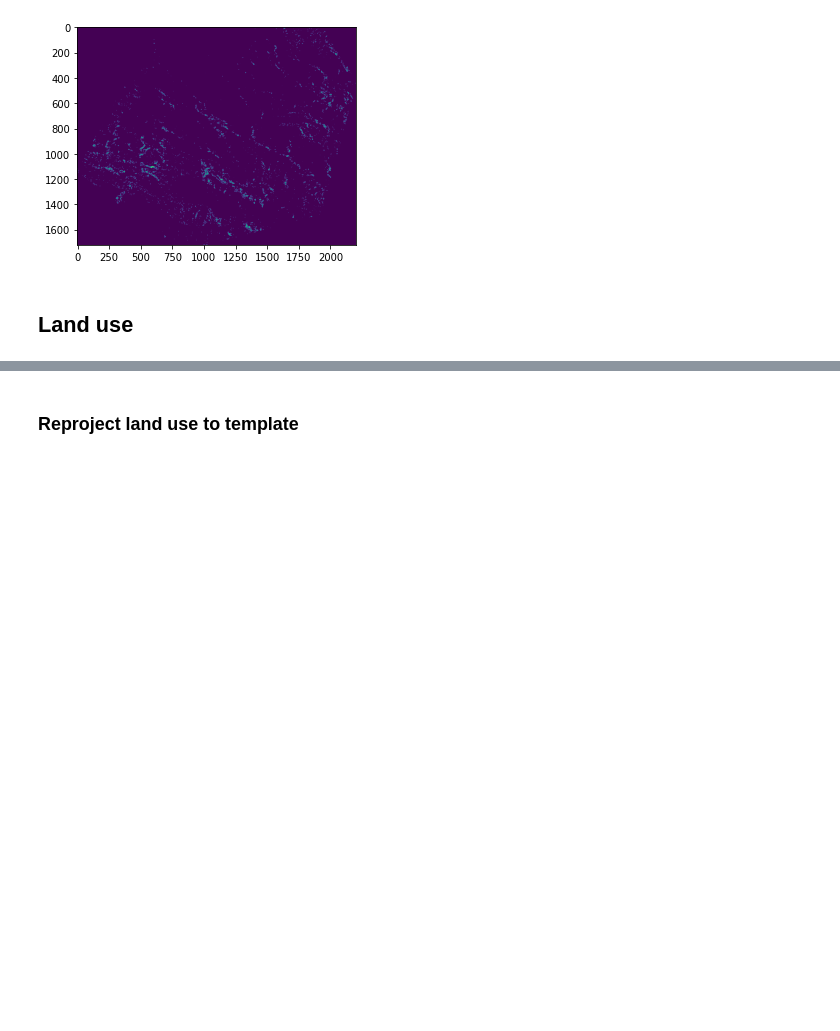
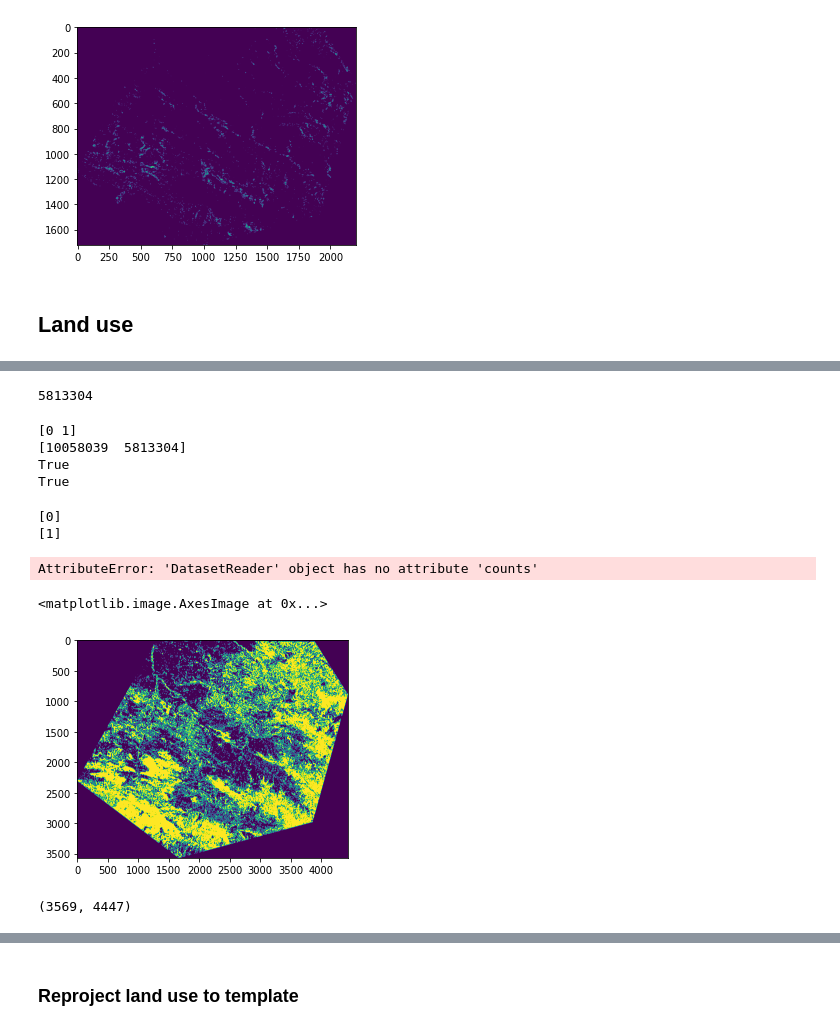
Before and after one commit to pantonar/forest_mind, a Jupyter notebook: analysis/Sense checking deforestation data.ipynb, the cells around one changed output, grey strips where cells are left out. Cells and saved outputs as stored; diff of their text form; code cells hidden in the pictures; blank space fills up the shorter version.

Commit message:
Working on binary mask

```diff
--- a/analysis/Sense checking deforestation data.ipynb
+++ b/analysis/Sense checking deforestation data.ipynb
@@ -192,4 +204,4 @@ os.getcwd()
 # %%
 os.chdir('/mnt/uksa-storage/land_cover')
 
-lu_file_path = '/2017/Smoothed/GSI_LandNow_LCC_2017_Iteration_2_Smoothed'
+lu_file_path = '/mnt/uksa-storage/land_cover/2017/Smoothed/GSI_LandNow_LCC_2017_Iteration_2_Smoothed'
@@ -206,0 +208,2 @@ labels.update({-9999:'outside AOI'})
+# %%
+rst_lu, dt_lu, df_lu = read_lu(lu_file_path+'.tif', 2017, labels)
@@ -206,0 +235,42 @@ labels.update({-9999:'outside AOI'})
+# %%
+#number of pixels with forest
+int(df_lu.counts[df_lu['lu']=='Forest'])
+# %% [output]
+5813304
+# %%
+bin_lu = dt_lu
+bin_lu = np.where(dt_lu!=10, 0, 1)
+a, b = np.unique(bin_lu, return_counts=True)
+print(a)
+print(b)
+#check that transformation to binary gives the same number of forest and non-forest pixels
+print(int(df_lu.counts[df_lu['lu']=='Forest'])==b[1])
+print(int(df_lu.counts[df_lu['lu']=='Forest'])!=b[0])
+# %% [output]
+[0 1]
+[10058039  5813304]
+True
+True
+# %%
+bin_rst_lu = rst_lu
+bin_rst_lu = np.where(rst_lu!=10, 0, 1)
+a, b = np.unique(bin_rst_lu, return_counts=True)
+print(a)
+print(b)
+#check that transformation to binary gives the same number of forest and non-forest pixels
+print(int(rst_lu.counts[df_lu['lu']=='Forest'])==b[1])
+print(int(rst_lu.counts[df_lu['lu']=='Forest'])!=b[0])
+# %% [output]
+[0]
+[1]
+AttributeError: 'DatasetReader' object has no attribute 'counts'
+# %%
+plt.imshow(bin_lu)
+# %% [output]
+<matplotlib.image.AxesImage at 0x...>
+[figure, added]
+# %%
+msk = rst_lu.read_masks(1)
+msk.shape
+# %% [output]
+(3569, 4447)
```
Also changed, not shown: parts of 6 cells of this notebook.
